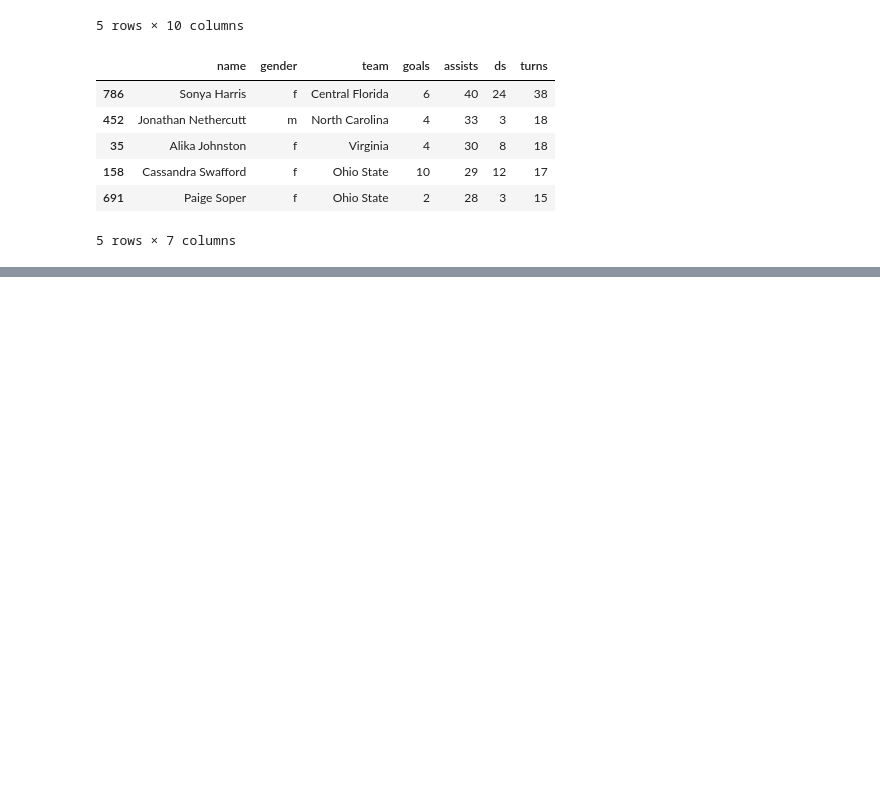
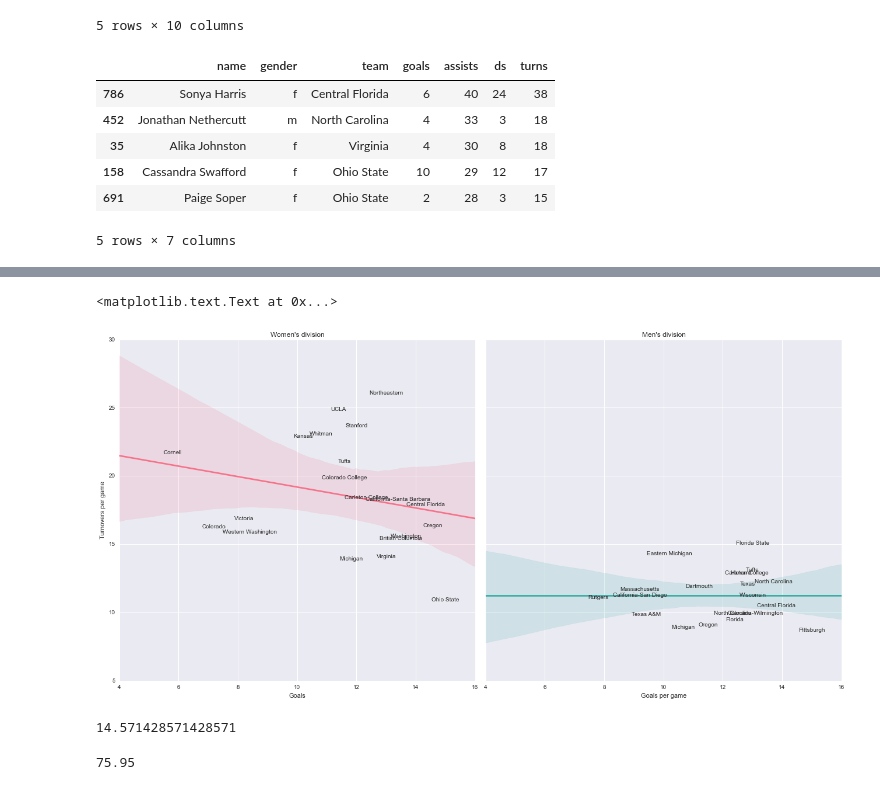
Before and after one commit to llimllib/2014collegechamps, a Jupyter notebook: Analysis.ipynb, the cells around one changed output, grey strips where cells are left out. Saved outputs shown, nothing was run; the diff lists cells and outputs as text; code cells hidden in the pictures; blank space fills up the shorter version.

```diff
--- a/Analysis.ipynb
+++ b/Analysis.ipynb
@@ -67,0 +79,5 @@ c.head()
+# %%
+tp = (pergame.groupby(["team", "game_count", "gender"], as_index=False)
+ .sum()
+ .sort("goalspg", ascending=False))
+tp.head()
@@ -67,0 +92,25 @@ c.head()
+# %%
+g = sns.lmplot("goalspg", "turnspg", tp, scatter_kws={"marker":""}, size=9, hue="gender", col="gender")
+ax = g.axes[0][0]
+for idx, stats in tp[tp["gender"] == "f"].iterrows():
+    ax.annotate(stats["team"], xy=(stats["goalspg"], stats["turnspg"]), horizontalalignment='center')
+ax.set_xlabel("Goals per game")
+ax.set_ylabel("Turnovers per game")
+ax.set_title("Women's division")
+
+ax2 = g.axes[0][1]
+for idx, stats in tp[tp["gender"] == "m"].iterrows():
+    ax2.annotate(stats["team"], xy=(stats["goalspg"], stats["turnspg"]), horizontalalignment='center')
+ax2.set_xlabel("Goals per game")
+ax2.set_title("Men's division")
+# %% [output]
+<matplotlib.text.Text at 0x...>
+[figure, added]
+# %%
+102/7.
+# %% [output]
+14.571428571428571
+# %%
+7*10.85
+# %% [output]
+75.95
```
Also changed, not shown: parts of 6 cells of this notebook.
